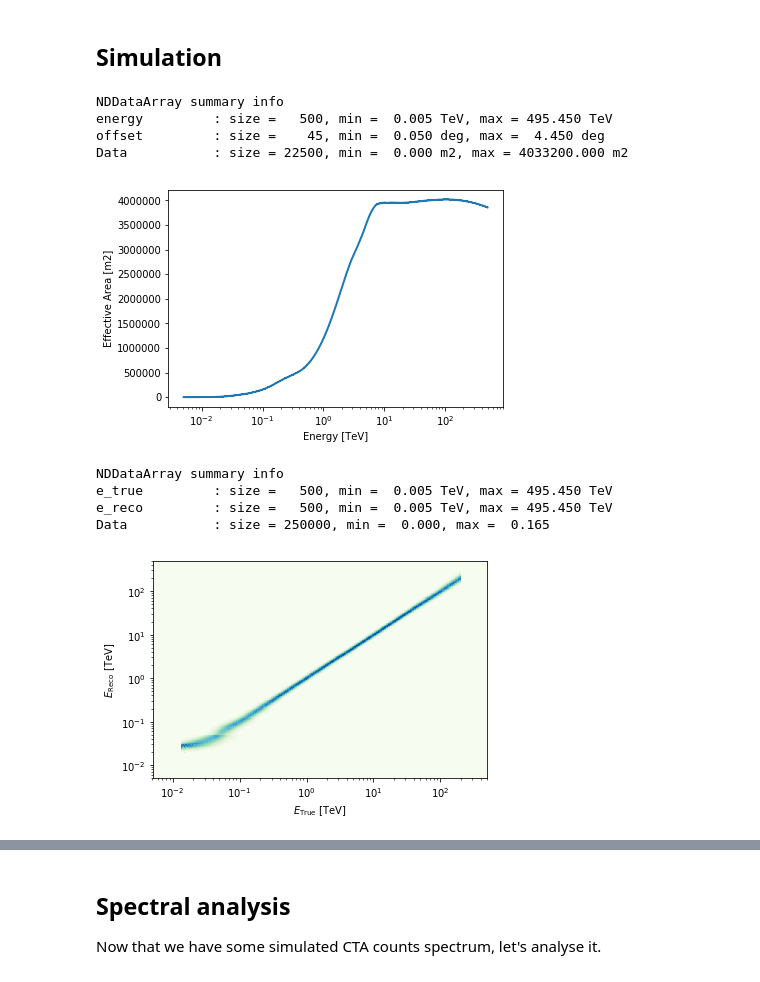
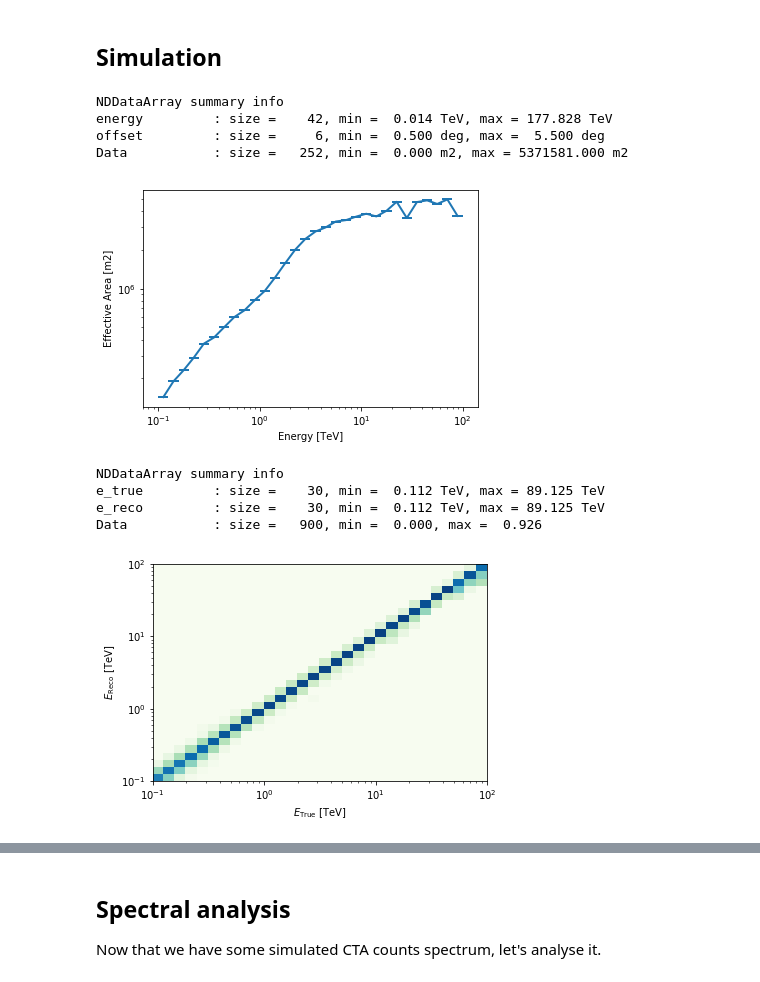
Before and after one commit to gammapy/gammapy-extra, a Jupyter notebook: notebooks/spectrum_simulation_cta.ipynb, the cells around one changed output, grey strips where cells are left out. Cells and saved outputs as stored; diff of their text form; code cells hidden in the pictures.

```diff
--- a/notebooks/spectrum_simulation_cta.ipynb
+++ b/notebooks/spectrum_simulation_cta.ipynb
@@ -24,10 +24,10 @@ from gammapy.irf import CTAIrf
 # %% [markdown]
 ## Simulation
 # %%
-# Define obs parameters
-livetime = 10 * u.h
-offset = 0.3 * u.deg
-lo_threshold = 0.1 * u.TeV
-hi_threshold = 60 * u.TeV
+# Define simulation parameters parameters
+livetime = 1 * u.h
+offset = 0.5 * u.deg
+# Energy from 0.1 to 100 TeV with 10 bins/decade
+energy = np.logspace(-1, 2, 31) * u.TeV
 # %%
 # Define spectral model
@@ -38,26 +39,34 @@ model = PowerLaw(index=index, amplitude=amplitude, reference=reference)
 # %%
 # Load IRFs
-filename = '$GAMMAPY_EXTRA/datasets/cta/perf_prod2/South_5h/irf_file.fits.gz'
+filename = '$GAMMAPY_EXTRA/datasets/cta-1dc/caldb/data/cta/1dc/bcf/South_z20_50h/irf_file.fits'
 cta_irf = CTAIrf.read(filename)
 # %%
-aeff = cta_irf.aeff.to_effective_area_table(offset=offset)
+aeff = cta_irf.aeff.to_effective_area_table(
+    offset=offset,
+    energy=energy,
+)
 aeff.plot()
+plt.loglog()
 print(cta_irf.aeff.data)
 # %% [output]
 NDDataArray summary info
-energy         : size =   500, min =  0.005 TeV, max = 495.450 TeV
-offset         : size =    45, min =  0.050 deg, max =  4.450 deg
-Data           : size = 22500, min =  0.000 m2, max = 4033200.000 m2
+energy         : size =    42, min =  0.014 TeV, max = 177.828 TeV
+offset         : size =     6, min =  0.500 deg, max =  5.500 deg
+Data           : size =   252, min =  0.000 m2, max = 5371581.000 m2
-[figure, old version]
+[figure, new version]
 # %%
-edisp = cta_irf.edisp.to_energy_dispersion(offset=offset)
+edisp = cta_irf.edisp.to_energy_dispersion(
+    offset=offset,
+    e_true=energy,
+    e_reco=energy,
+)
 edisp.plot_matrix()
 print(edisp.data)
 # %% [output]
 NDDataArray summary info
-e_true         : size =   500, min =  0.005 TeV, max = 495.450 TeV
-e_reco         : size =   500, min =  0.005 TeV, max = 495.450 TeV
-Data           : size = 250000, min =  0.000, max =  0.165
+e_true         : size =    30, min =  0.112 TeV, max = 89.125 TeV
+e_reco         : size =    30, min =  0.112 TeV, max = 89.125 TeV
+Data           : size =   900, min =  0.000, max =  0.926
-[figure, old version]
+[figure, new version]
 # %%
 # Simulate data
```
Also changed, not shown: parts of 7 cells of this notebook.
